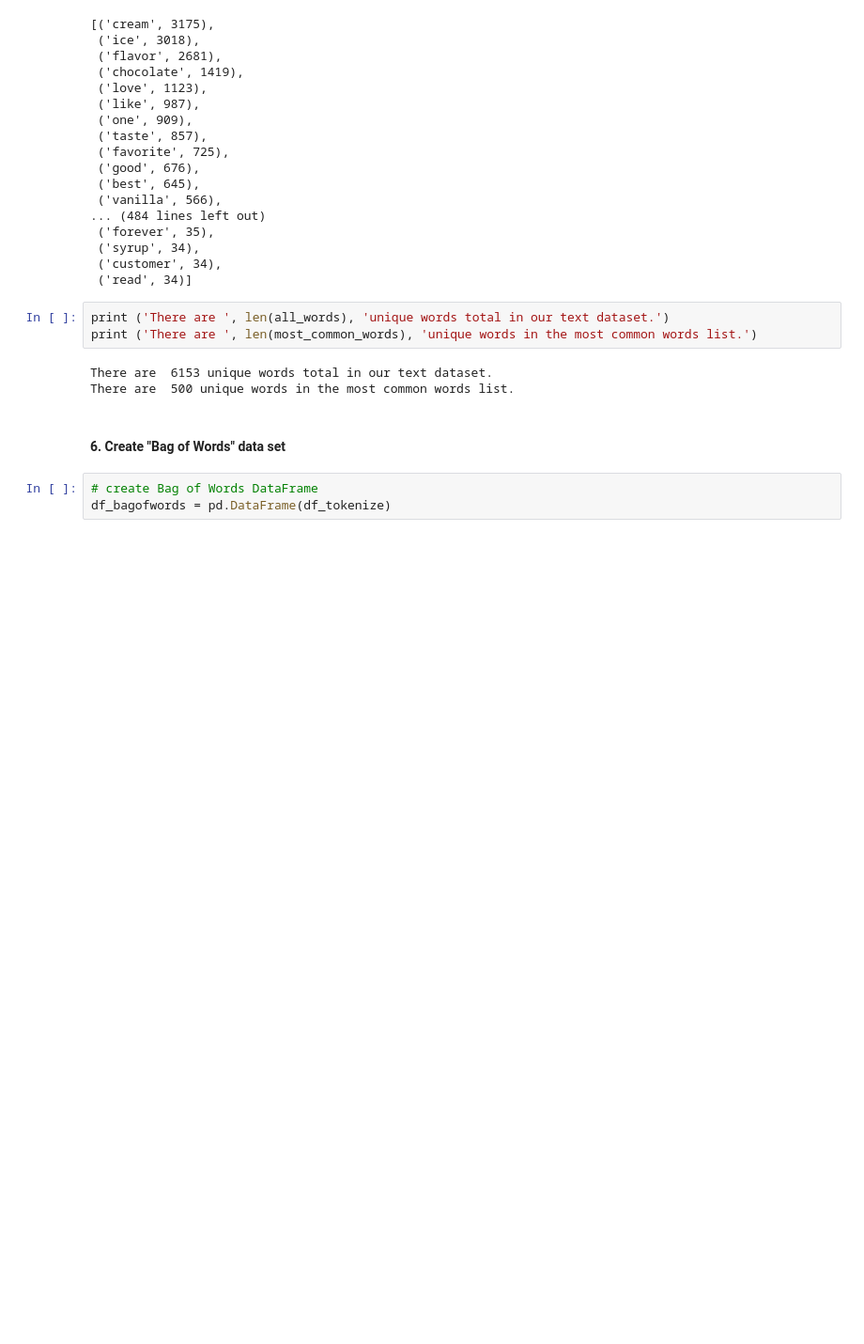
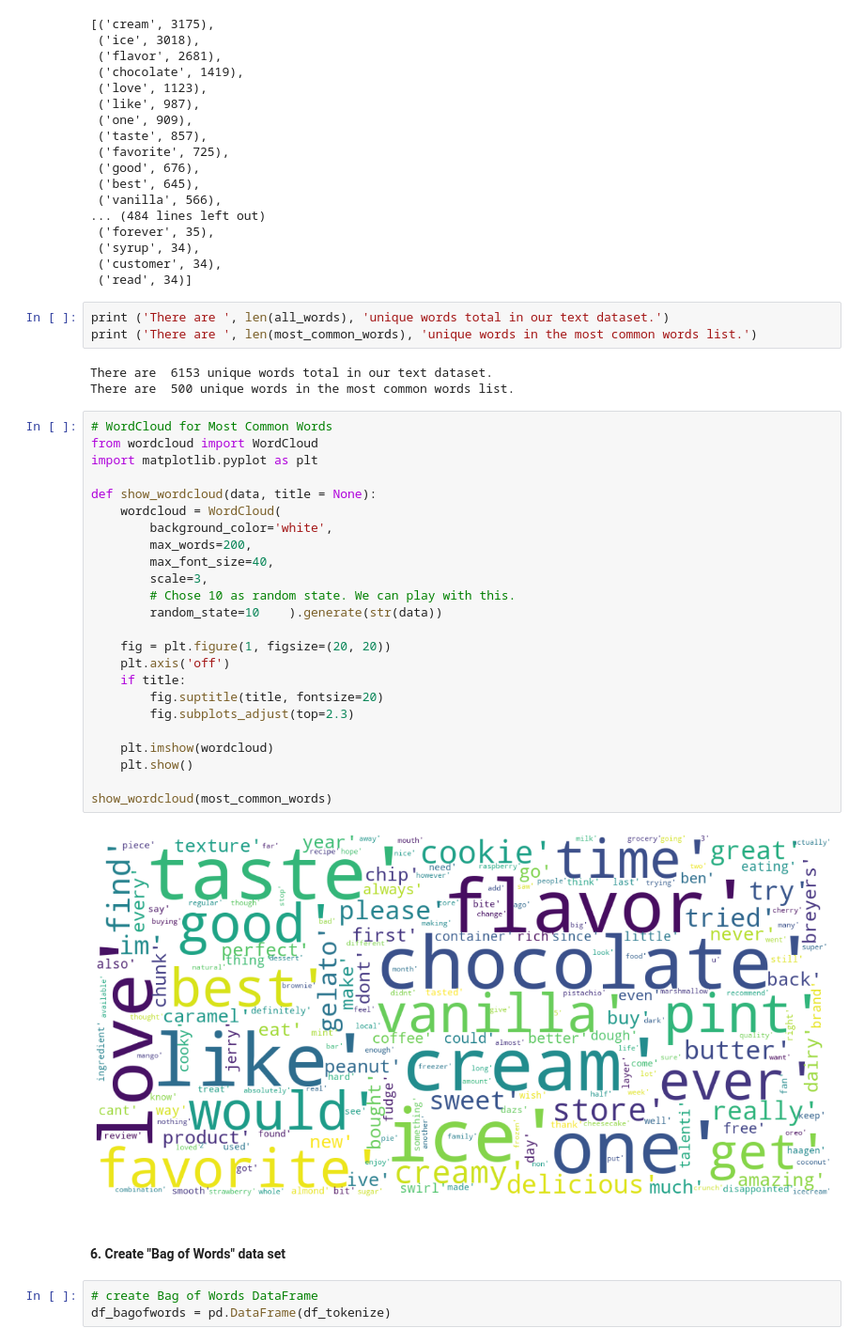
Before and after one commit to MaxThors/UW_final_project, a Jupyter notebook: nlp_feature_extraction_vectorizing.ipynb, the cells around one changed output. Shown: that part at 94% size. Saved outputs shown, nothing was run; the diff lists cells and outputs as text; blank space fills up the shorter version.

Commit message:
Added wordcloud for most common words

```diff
--- a/nlp_feature_extraction_vectorizing.ipynb
+++ b/nlp_feature_extraction_vectorizing.ipynb
@@ -306,6 +308,32 @@ print ('There are ', len(most_common_words), 'unique words in the most common wo
 # %% [output]
 There are  6153 unique words total in our text dataset.
 There are  500 unique words in the most common words list.
+# %%
+# WordCloud for Most Common Words
+from wordcloud import WordCloud
+import matplotlib.pyplot as plt
+
+def show_wordcloud(data, title = None):
+    wordcloud = WordCloud(
+        background_color='white',
+        max_words=200,
+        max_font_size=40,
+        scale=3,
+        # Chose 10 as random state. We can play with this.
+        random_state=10    ).generate(str(data))
+
+    fig = plt.figure(1, figsize=(20, 20))
+    plt.axis('off')
+    if title:
+        fig.suptitle(title, fontsize=20)
+        fig.subplots_adjust(top=2.3)
+
+    plt.imshow(wordcloud)
+    plt.show()
+
+show_wordcloud(most_common_words)
+# %% [output]
+[figure, added]
 # %% [markdown]
 #### 6.  Create "Bag of Words" data set
 # %%
```
Also changed, not shown: parts of 8 cells of this notebook.
